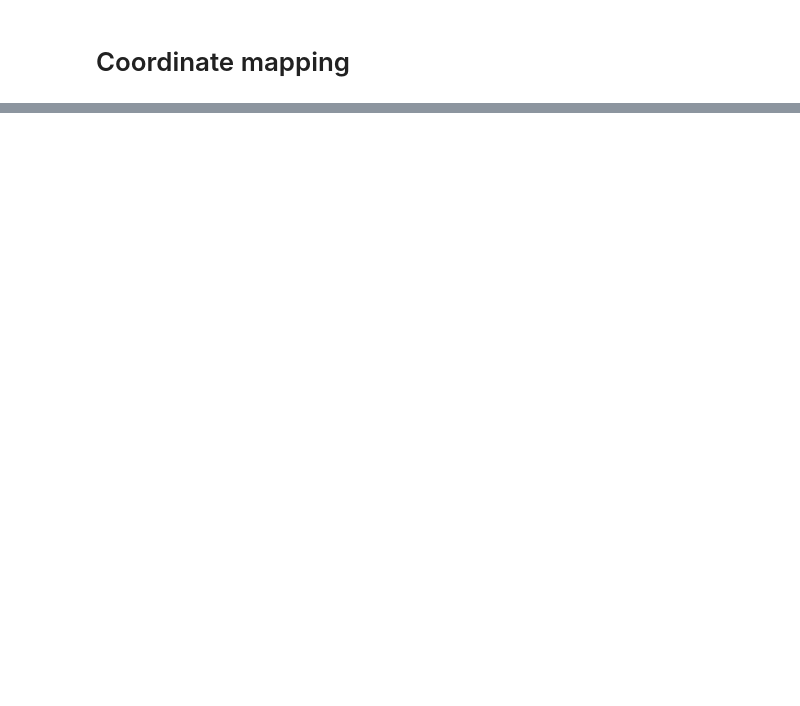
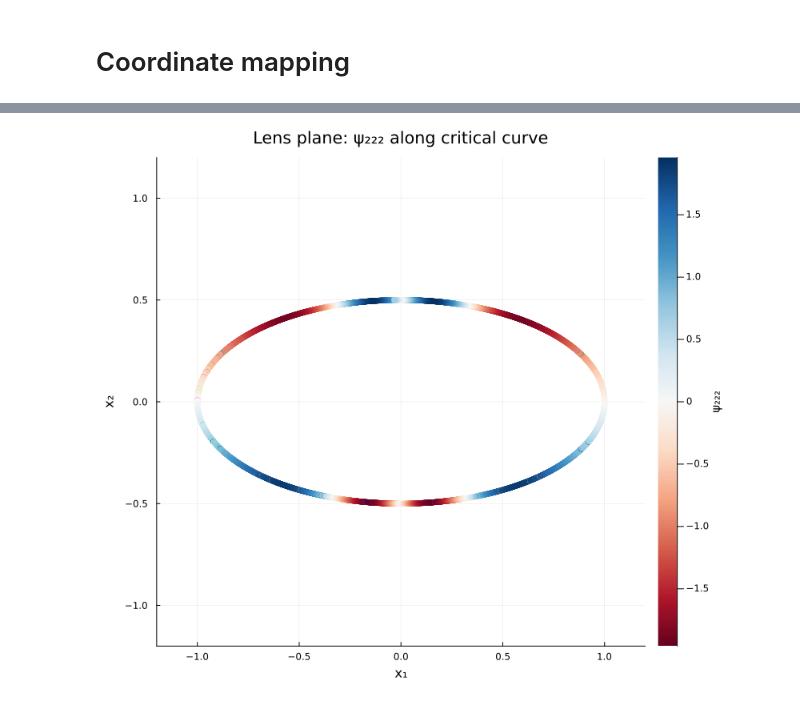
Before and after one commit to chrisharhaw/Optical_Drift_Effects, a Jupyter notebook: scripts/mapping_test.ipynb, the cells around one changed output, grey strips where cells are left out. Cells and saved outputs as stored; diff of their text form; code cells hidden in the pictures; blank space fills up the shorter version.

```diff
--- a/scripts/mapping_test.ipynb
+++ b/scripts/mapping_test.ipynb
@@ -227,3 +230,52 @@ plot(p_crit, p_caust; layout=(1,2), size=(1400,700),
+# %%
+# -----------------------------------------------------------------------
+# Visualise the psi_222 quantity along the critical curve
+# --------------------------------------------------------------------------
+
+# --- 1. Collect all points and their psi_222 values --------------------
+all_x1    = Float64[]
+all_x2    = Float64[]
+all_ψ222  = Float64[]
+
+for crit_poly in critical_polylines
+    for pt in crit_poly
+        θ = SVector(pt[1], pt[2])
+        Ψ = fold_Psi(lens, θ)
+        push!(all_x1,   θ[1])
+        push!(all_x2,   θ[2])
+        push!(all_ψ222, Ψ[2, 2, 2])
+    end
+end
+
+vmin, vmax = extrema(all_ψ222)
+cmap = cgrad(:RdBu)
+
+vmin, vmax = extrema(all_ψ222)
+
+p_psi = scatter(
+    all_x1, all_x2;
+    marker_z         = all_ψ222,
+    color            = :RdBu,
+    clims            = (vmin, vmax),
+    colorbar         = true,
+    colorbar_title   = "ψ₂₂₂",
+    aspect_ratio     = :equal,
+    xlims            = (xmin, xmax),
+    ylims            = (ymin, ymax),
+    xlabel           = "x₁",
+    ylabel           = "x₂",
+    title            = "Lens plane: ψ₂₂₂ along critical curve",
+    legend           = false,
+    ms               = 4,
+    markerstrokewidth= 0,
+    size             = (800, 700),
+)
+
+savefig(p_psi, "../plots/psi222_critical_curve.png")
+
+p_psi
+# %% [output]
+[figure, added]
 # %%
 # -----------------------------------------------------------------------
 # Fold image positions in normal (local) coordinates
```
Also changed, not shown: parts of 8 cells of this notebook, 2 other files.
